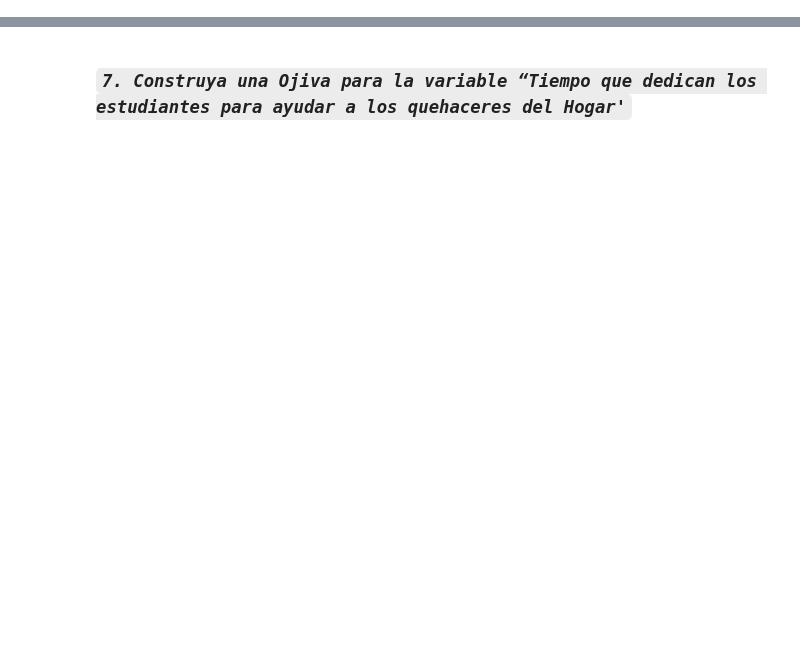
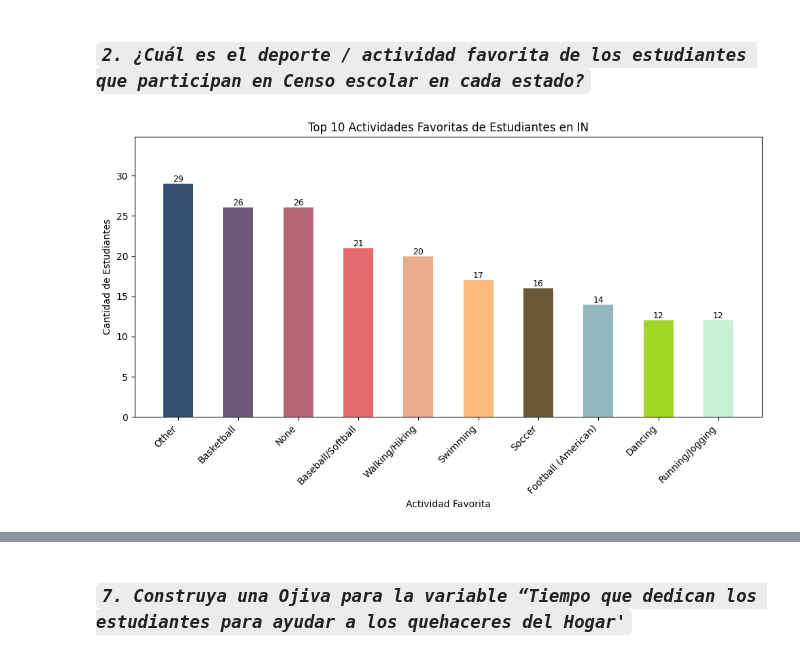
Before and after one commit to sslo12/EDA-U.S.-Census-at-School-Questionnaire, a Jupyter notebook: EyP1_P1_C1.ipynb, the cells around one changed output, grey strips where cells are left out. Cells and saved outputs as stored; diff of their text form; code cells hidden in the pictures; blank space fills up the shorter version.

```diff
--- a/EyP1_P1_C1.ipynb
+++ b/EyP1_P1_C1.ipynb
@@ -2,0 +56,45 @@
+# %% [markdown]
+### ***`2. ¿Cuál es el deporte / actividad favorita de los estudiantes que participan en Censo escolar en cada estado?`***
+# %%
+# Filtrar los estados que quieres mostrar en la gráfica
+selected_states = ["PA", "FL", "IN"]
+
+# Crear una gráfica separada para cada estado
+for state in selected_states:
+    df_state = df_combinado[df_combinado["Region"] == 'IN'][["Country", "Region", "Favourite_physical_activity"]]
+
+# Contar la frecuencia de cada actividad favorita en el estado
+activity_state_counts = df_state["Favourite_physical_activity"].value_counts()
+
+# Seleccionar las 10 actividades más comunes para mostrar en el gráfico
+top_activities = activity_state_counts.head(10).index
+activity_state_counts = activity_state_counts[top_activities]
+
+# Paleta de colores
+colors = ['#355070', '#6D597A', '#B56576', '#E56B6F', '#EAAC8B', '#FEBA7B', '#6A5837', '#93B7BE', '#A2D729', '#C7F0D5']
+
+# Crear el gráfico de barras para el estado actual
+plt.figure(figsize=(10, 6))
+
+# Ajustar el ancho y el espaciado entre las barras
+bar_width = 0.5
+bars = plt.bar(activity_state_counts.index, activity_state_counts.values, color=colors, width=bar_width, align='center')
+
+# Agregar números en las barras
+for bar in bars:
+    plt.text(bar.get_x() + bar.get_width() / 2, bar.get_height(), str(int(bar.get_height())), ha='center', va='bottom', fontsize=9)
+
+# Personalizar título con el nombre del estado
+plt.title(f"Top 10 Actividades Favoritas de Estudiantes en IN")
+plt.xlabel("Actividad Favorita")
+plt.ylabel("Cantidad de Estudiantes")
+plt.xticks(rotation=45, ha='right')  # Rotar etiquetas para mayor legibilidad
+plt.tight_layout()
+
+# Limitar rango del eje y para enfocarse en los valores principales
+plt.ylim(0, activity_state_counts.max() * 1.2)
+
+# Mostrar el gráfico para el estado actual
+plt.show()
+# %% [output]
+[figure, added]
```
Also changed, not shown: parts of 33 cells of this notebook.
